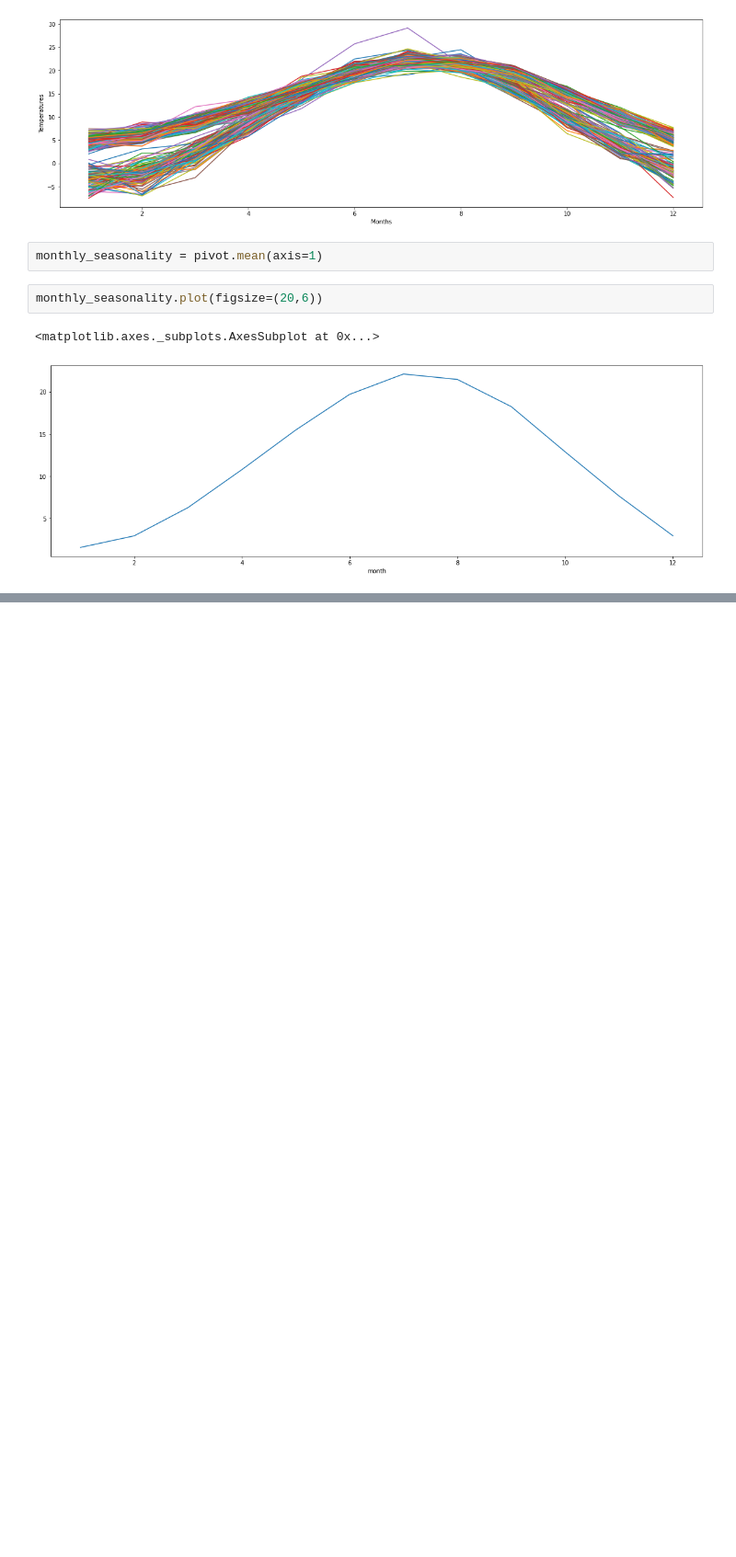
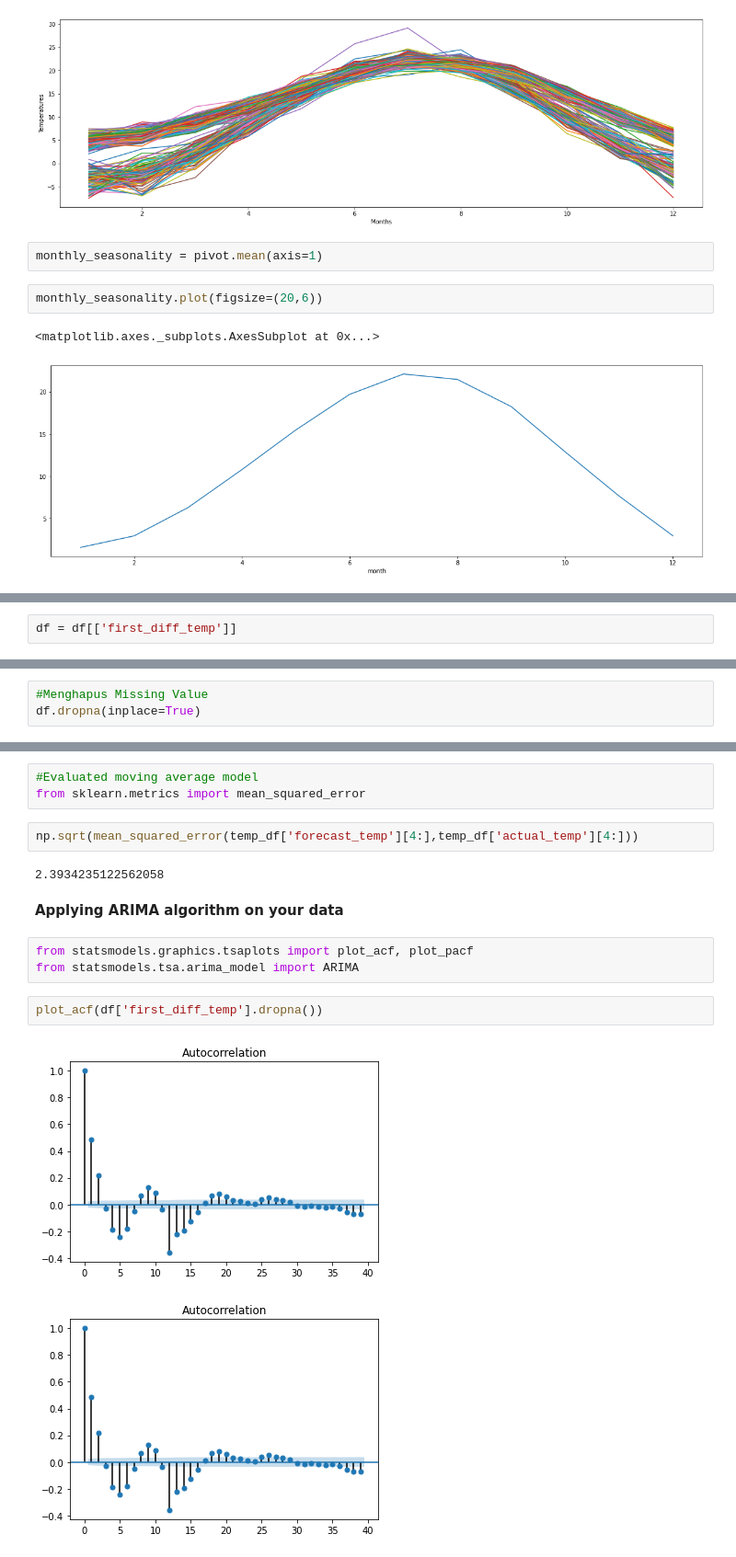
Before and after one commit to crzysab/Data-Science-Real-Projects-in-Python, a Jupyter notebook: Predict_Temperature_of_Different_Cities.ipynb, the cells around one changed output, grey strips where cells are left out. Shown: that part at 92% size. Drawn from its saved outputs; the diff is of its cells as text; blank space fills up the shorter version.

```diff
--- a/Predict_Temperature_of_Different_Cities.ipynb
+++ b/Predict_Temperature_of_Different_Cities.ipynb
@@ -482,0 +489,2 @@ monthly_seasonality.plot(figsize=(20,6))
+# %%
+df = df[['first_diff_temp']]
@@ -482,0 +501,3 @@ monthly_seasonality.plot(figsize=(20,6))
+# %%
+#Menghapus Missing Value
+df.dropna(inplace=True)
@@ -482,0 +536,17 @@ monthly_seasonality.plot(figsize=(20,6))
+# %%
+#Evaluated moving average model
+from sklearn.metrics import mean_squared_error
+# %%
+np.sqrt(mean_squared_error(temp_df['forecast_temp'][4:],temp_df['actual_temp'][4:]))
+# %% [output]
+2.3934235122562058
+# %% [markdown]
+**Applying ARIMA algorithm on your data**
+# %%
+from statsmodels.graphics.tsaplots import plot_acf, plot_pacf
+from statsmodels.tsa.arima_model import ARIMA
+# %%
+plot_acf(df['first_diff_temp'].dropna())
+# %% [output]
+[figure, added]
+[figure, added]
```
Also changed, not shown: parts of 17 cells of this notebook.
